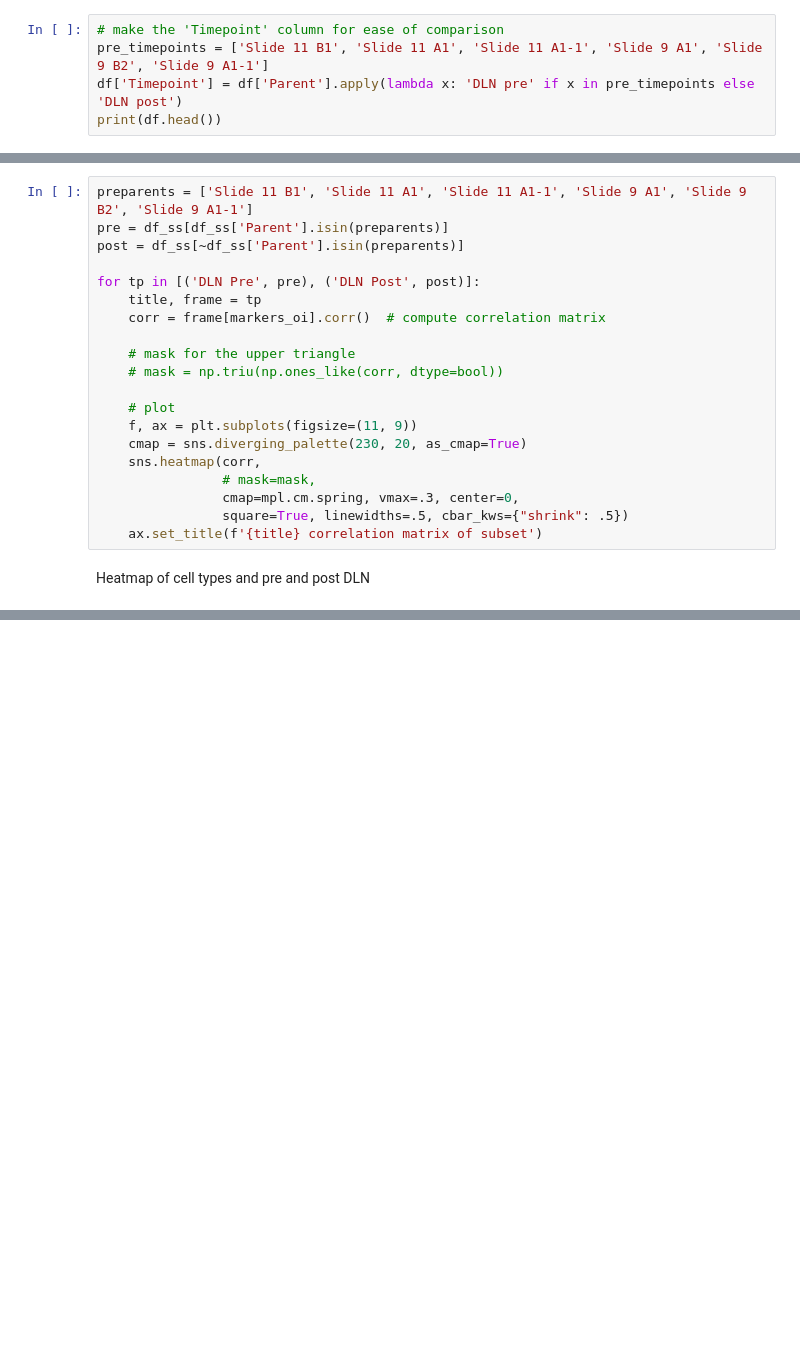
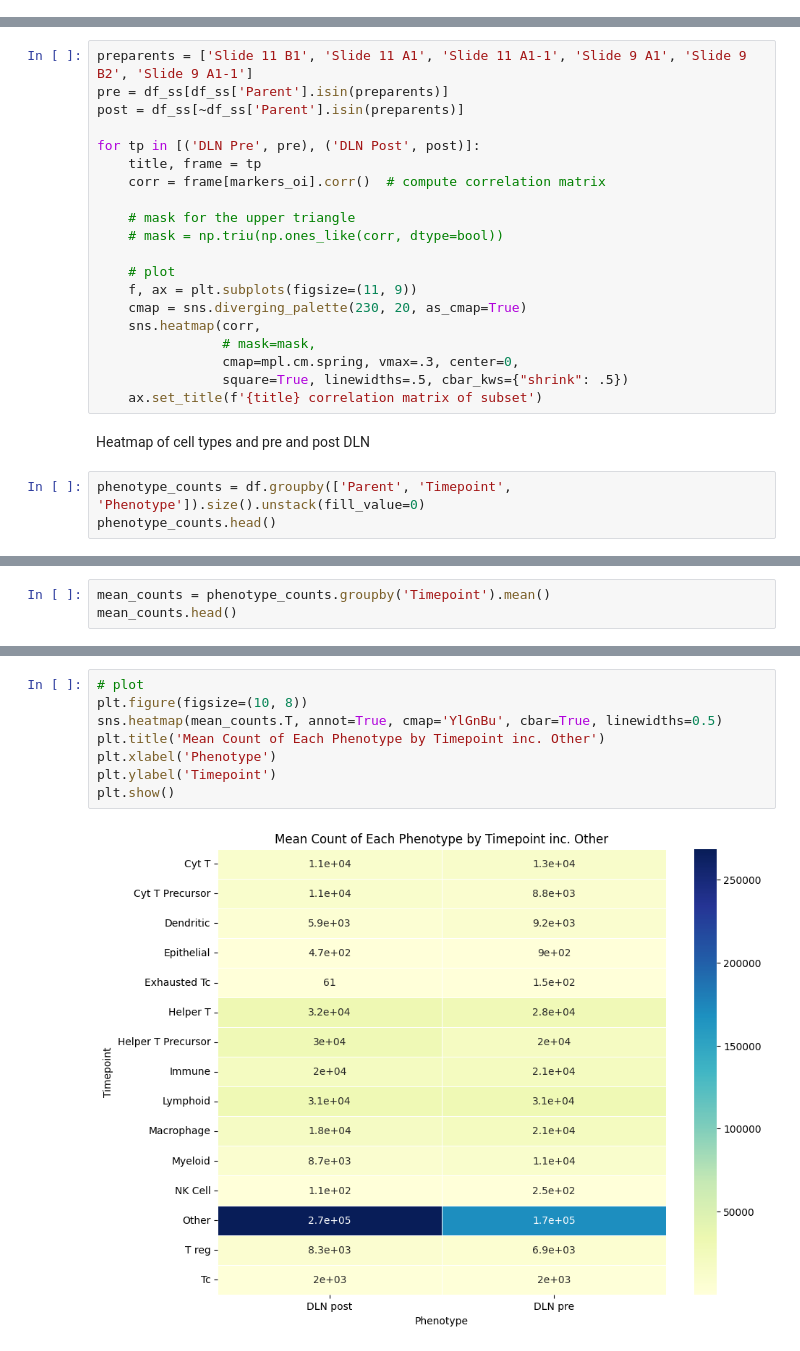
Before and after one commit to Pathomics-ai/Nguyenlab_multiplex, a Jupyter notebook: analysis/2b_prelim_figplots.ipynb, the cells around one changed output, grey strips where cells are left out. Drawn from its saved outputs; the diff is of its cells as text; blank space fills up the shorter version.

```diff
--- a/analysis/2b_prelim_figplots.ipynb
+++ b/analysis/2b_prelim_figplots.ipynb
@@ -328,8 +177,3 @@ print(df['Phenotype'].unique())
-# %%
-# make the 'Timepoint' column for ease of comparison
-pre_timepoints = ['Slide 11 B1', 'Slide 11 A1', 'Slide 11 A1-1', 'Slide 9 A1', 'Slide 9 B2', 'Slide 9 A1-1']
-df['Timepoint'] = df['Parent'].apply(lambda x: 'DLN pre' if x in pre_timepoints else 'DLN post')
-print(df.head())
 # %% [markdown]
 log2 fold change in proportions of each phenotype from pre to post DLN
 # %%
@@ -556,3 +479,6 @@ for tp in [('DLN Pre', pre), ('DLN Post', post)]:
     ax.set_title(f'{title} correlation matrix of subset')
 # %% [markdown]
 Heatmap of cell types and pre and post DLN
+# %%
+phenotype_counts = df.groupby(['Parent', 'Timepoint', 'Phenotype']).size().unstack(fill_value=0)
+phenotype_counts.head()
@@ -558,0 +493,3 @@ Heatmap of cell types and pre and post DLN
+# %%
+mean_counts = phenotype_counts.groupby('Timepoint').mean()
+mean_counts.head()
@@ -558,0 +501,10 @@ Heatmap of cell types and pre and post DLN
+# %%
+# plot
+plt.figure(figsize=(10, 8))
+sns.heatmap(mean_counts.T, annot=True, cmap='YlGnBu', cbar=True, linewidths=0.5)
+plt.title('Mean Count of Each Phenotype by Timepoint inc. Other')
+plt.xlabel('Phenotype')
+plt.ylabel('Timepoint')
+plt.show()
+# %% [output]
+[figure, added]
```
Also changed, not shown: parts of 22 cells of this notebook.
